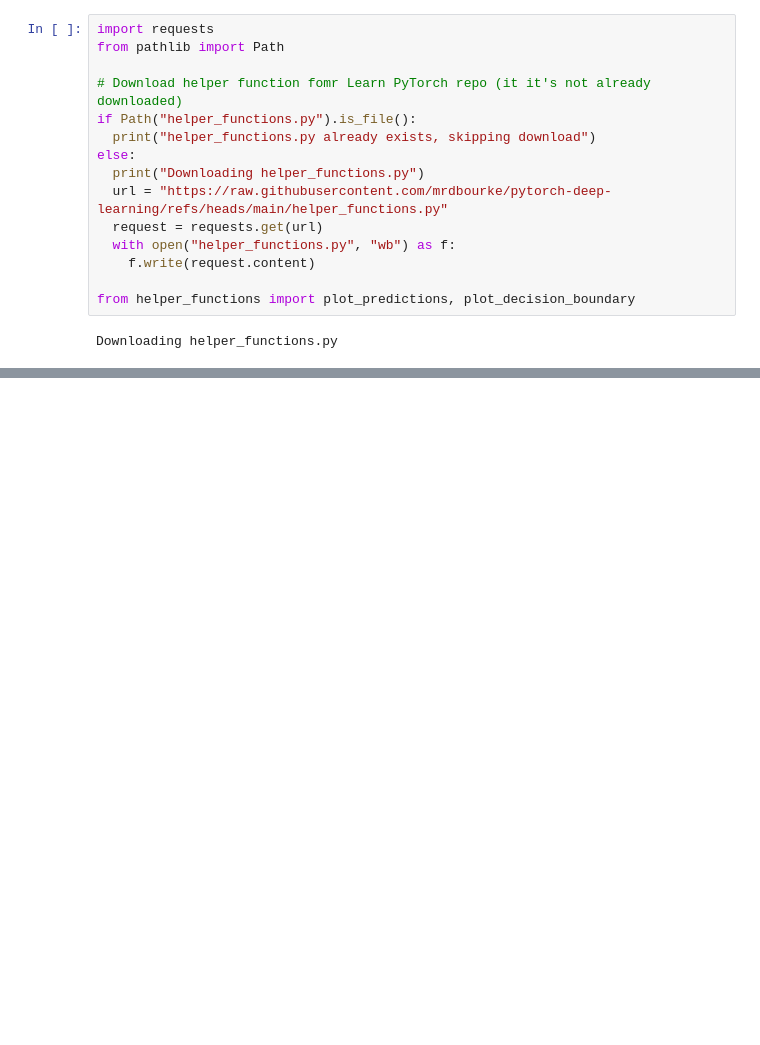
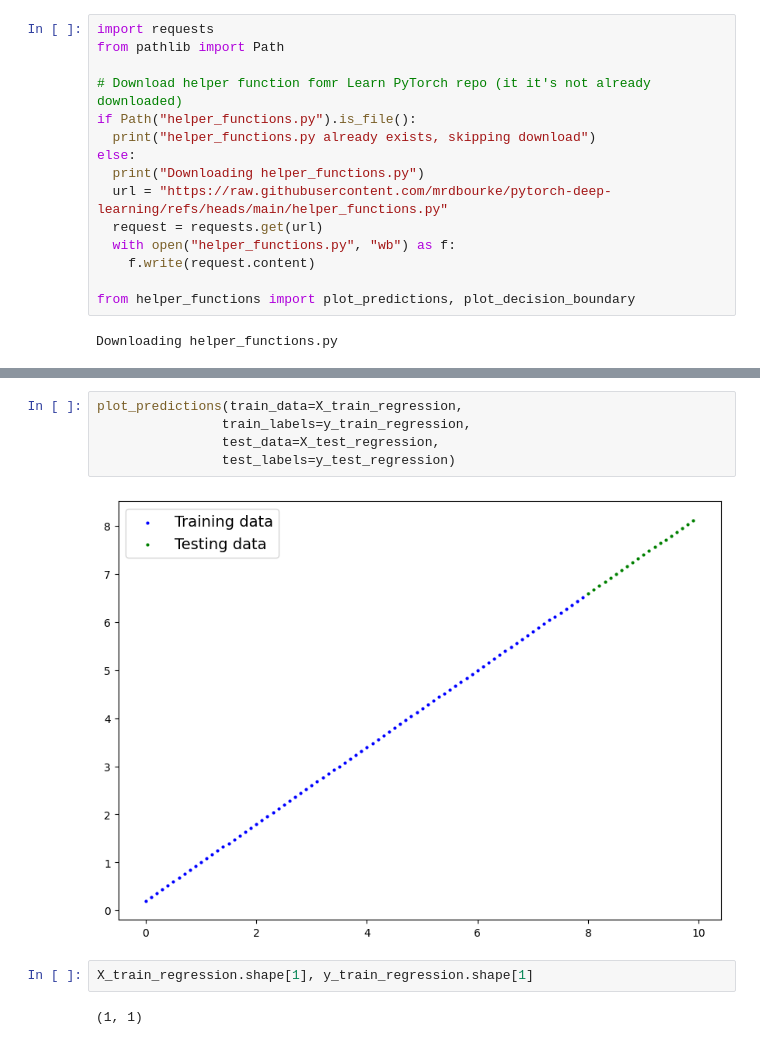
Before and after one commit to vyron-arvanitis/pytorch_tutorials, a Jupyter notebook: 02_pytorch_workflow.ipynb, the cells around one changed output, grey strips where cells are left out. Saved outputs shown, nothing was run; the diff lists cells and outputs as text; blank space fills up the shorter version.

```diff
--- a/02_pytorch_workflow.ipynb
+++ b/02_pytorch_workflow.ipynb
@@ -401,0 +537,11 @@ plot_decision_boundary(model_0, X_test, y_test)
+# %%
+plot_predictions(train_data=X_train_regression,
+                train_labels=y_train_regression,
+                test_data=X_test_regression,
+                test_labels=y_test_regression)
+# %% [output]
+[figure, added]
+# %%
+X_train_regression.shape[1], y_train_regression.shape[1]
+# %% [output]
+(1, 1)
```
Also changed, not shown: parts of 34 cells of this notebook.
